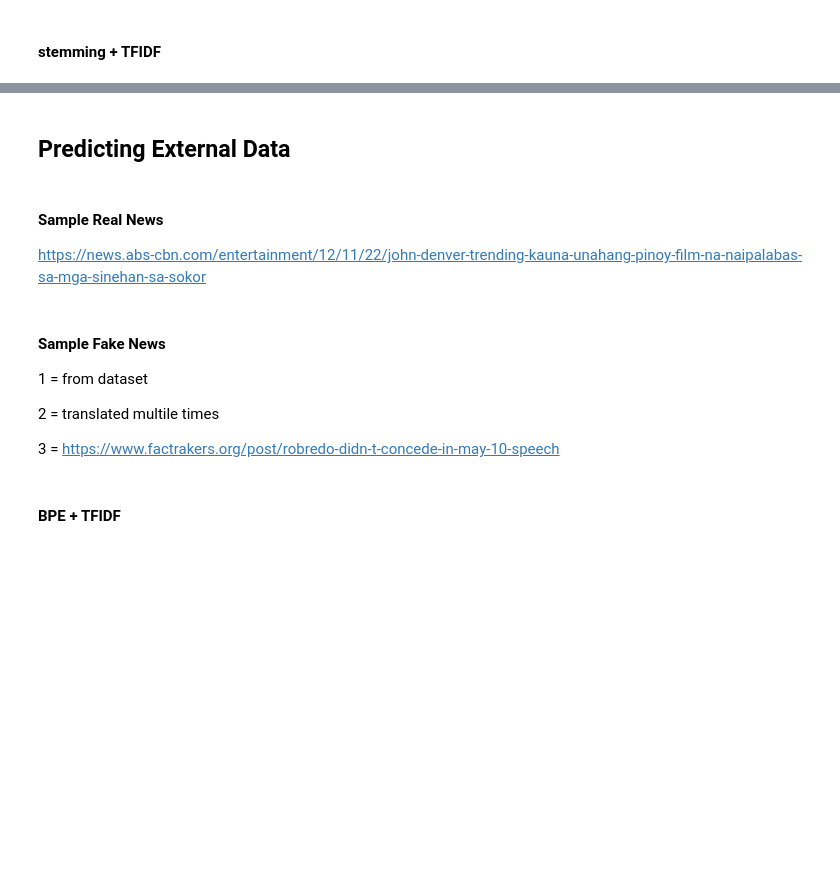
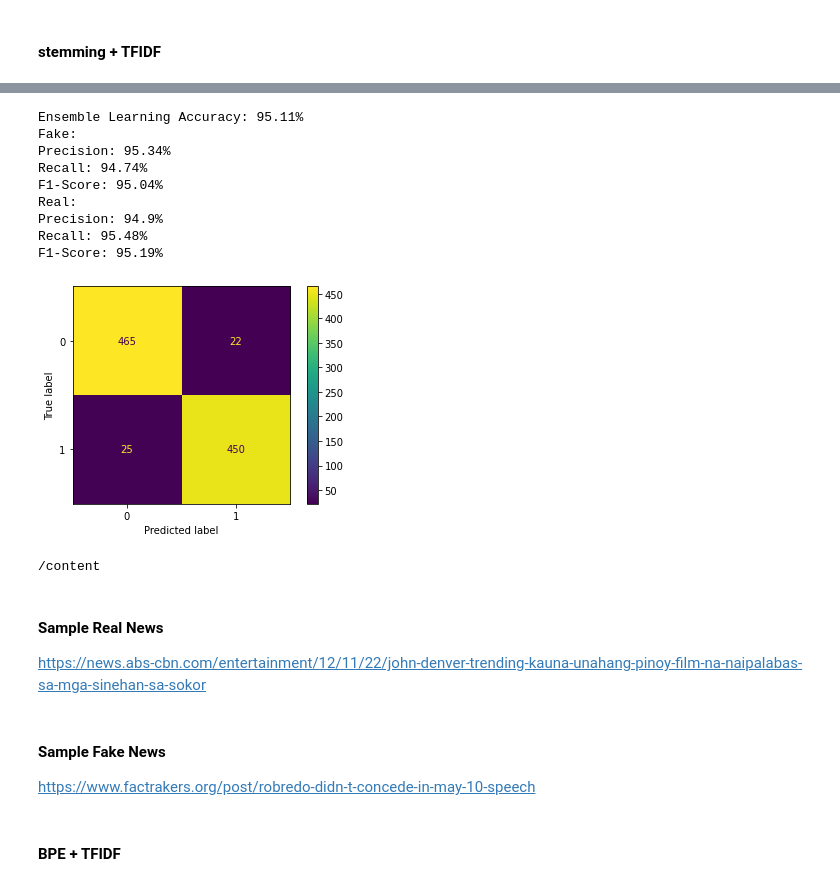
Before and after one commit to lymoelopez/filipino-fake-news-detection, a Jupyter notebook: fakeNewsDetection.ipynb, the cells around one changed output, grey strips where cells are left out. Saved outputs shown, nothing was run; the diff lists cells and outputs as text; code cells hidden in the pictures; blank space fills up the shorter version.

```diff
--- a/fakeNewsDetection.ipynb
+++ b/fakeNewsDetection.ipynb
@@ -825,6 +959,28 @@ F1-Score: 94.9%
 [figure]
-# %% [markdown]
-## Predicting External Data
+# %%
+# no SVM
+Ensemb_stemmed = findVoting_noSVM(pac_stemmed, MultNB_stemmed, rfc_stemmed, LogReg_stemmed, sgd_clf_stemmed, dt_clf_stemmed, xgb_stemmed, et_stemmed, abc_stemmed, tfidf_train_stemmed, y_train_stemmed, tfidf_test_stemmed)
+# %% [output]
+Ensemble Learning Accuracy: 95.11%
+Fake:
+Precision: 95.34%
+Recall: 94.74%
+F1-Score: 95.04%
+Real:
+Precision: 94.9%
+Recall: 95.48%
+F1-Score: 95.19%
+[figure, added]
+# %%
+%cd /content
+
+filename = 'Ensemb_BPE.sav'
+pickle.dump(Ensemb_BPE, open(filename, 'wb'))
+
+filename = 'Ensemb_stemmed.sav'
+pickle.dump(Ensemb_stemmed, open(filename, 'wb'))
+# %% [output]
+/content
 # %% [markdown]
 #### Sample Real News
 https://news.abs-cbn.com/entertainment/12/11/22/john-denver-trending-kauna-unahang-pinoy-film-na-naipalabas-sa-mga-sinehan-sa-sokor
@@ -835,8 +989,3 @@ inputReal = "SOUTH KOREA - Sa kauna-unahang pagkakataon, napanood ang pelikulang
 # %% [markdown]
 #### Sample Fake News
-
-1 = from dataset
-
-2 = translated multile times
-
-3 = https://www.factrakers.org/post/robredo-didn-t-concede-in-may-10-speech
+https://www.factrakers.org/post/robredo-didn-t-concede-in-may-10-speech
```
Also changed, not shown: parts of 68 cells of this notebook.
